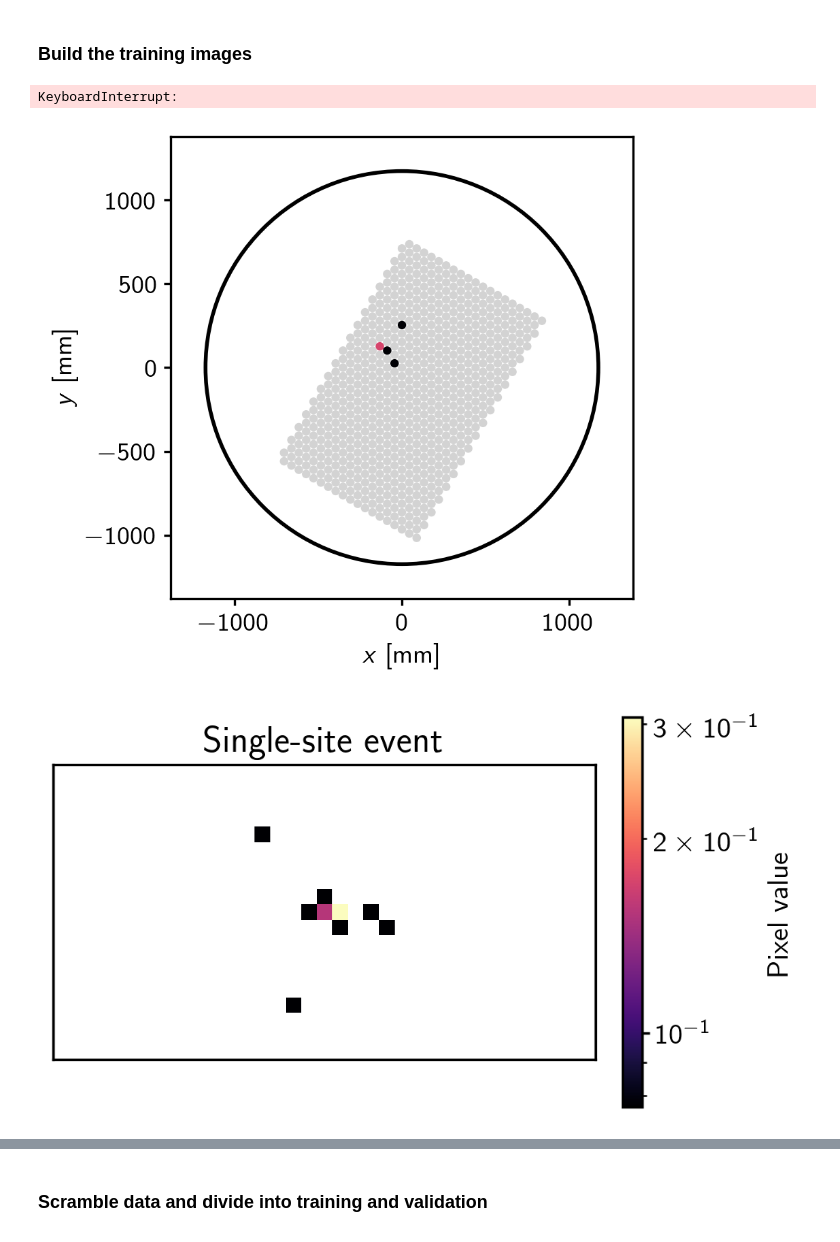
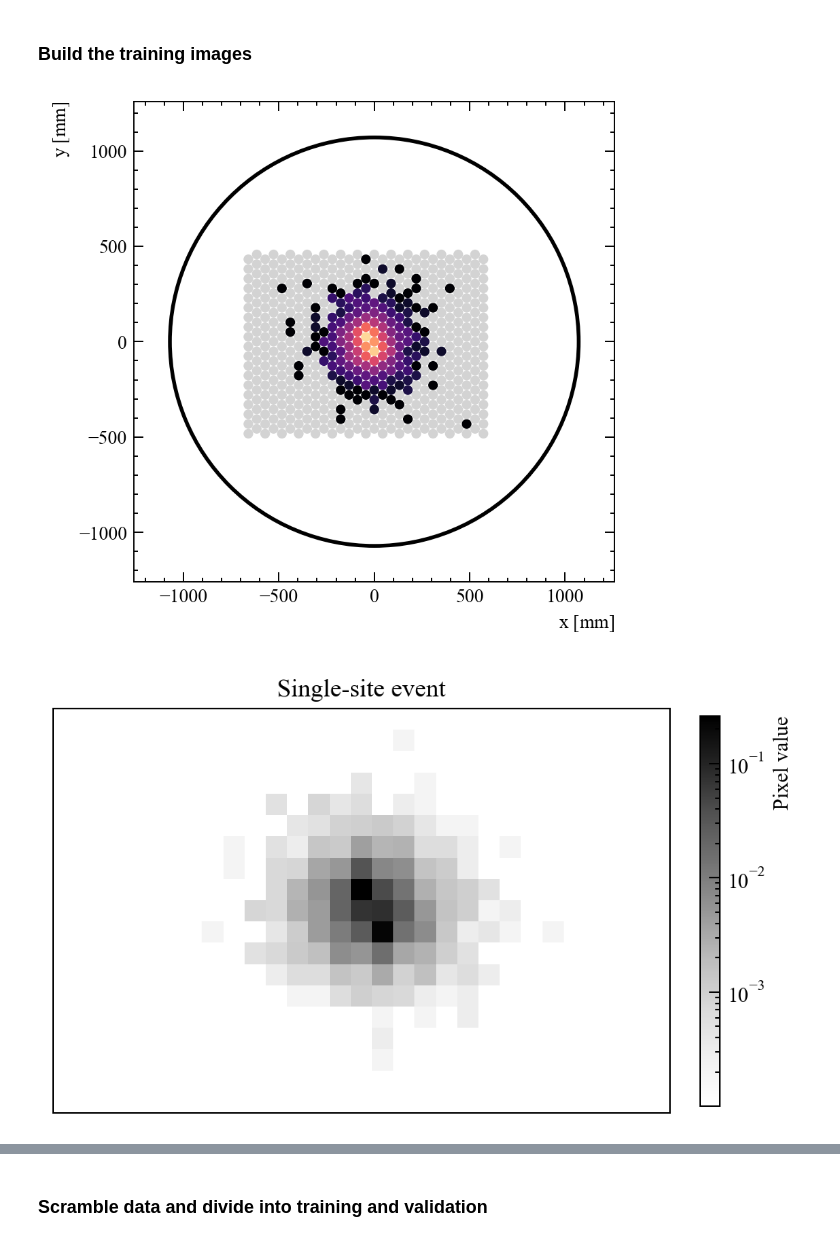
Before and after one commit to clarkehardy/multiscatter-rejection, a Jupyter notebook: ss_ms_cnn.ipynb, the cells around one changed output, grey strips where cells are left out. Drawn from its saved outputs; the diff is of its cells as text; code cells hidden in the pictures.

```diff
--- a/ss_ms_cnn.ipynb
+++ b/ss_ms_cnn.ipynb
@@ -19,9 +22,11 @@ acceptance = 85. # degrees, PMT acceptance angle
 
 radius_pad = 500. # mm, maximum radius at which photons can be collected
 tpc_wall_pad = 400. # mm, buffer to ensure light is not lost to TPC edges
-max_sep = 300. # mm, maximum separation between MS events considered
 
-radius_tpc = max_sep/2. + radius_pad + tpc_wall_pad # mm
+image_width = 2.*radius_pad + 300.
+image_height = 2.*radius_pad
+
+radius_tpc = 150. + radius_pad + tpc_wall_pad # mm
 
 # compute array of PMT positions given the PMT diameter and TPC radius
 pmt_pos_array = get_pmt_positions(0, 0, diam=pmt_diam, max_rad=radius_tpc)
@@ -34,10 +39,15 @@ lrf_params = [lrf_dict['A_fit'], lrf_dict['r0_fit'], lrf_dict['a_fit'], lrf_dict
 ### Choose event sites spread across the central region of the TPC
 #### Case 1: single-site events
 # %%
-num_events = 50_000 # number of training images for each case
-n_photons = 3e1 # number of photons produced in each event *np.ones(num_events)[:, None]
+num_events = 250_000 # number of training images for each case
+n_photons = 4e1 # number of photons produced in each event *np.ones(num_events)[:, None]
 
-site_ss = get_ss_events(num_events, max_sep)
+# max_sep = 300. # mm, maximum separation between MS events considered
+max_sep = 460 - 40*np.round(2*np.log10(n_photons))
+
+# get twice the number of sites needed since some events (such as those in which downward
+# fluctuations causes no photons to be produced) will end up being discarded
+site_ss = get_ss_events(2*num_events, max_sep)
 
 fig, ax = plt.subplots(figsize=(4, 3), layout='constrained')
 ax.scatter(site_ss[:,0], site_ss[:,1], s=0.5)
@@ -51,7 +61,7 @@ fig.savefig('ss_event_sites.png')
 # %% [markdown]
 #### Case 2: multi-site events
 # %%
-site1, site2 = get_ms_events(num_events, max_sep, uniform_separation)
+site1, site2 = get_ms_events(2*num_events, max_sep, uniform_separation)
 
 seps_sampled = np.sqrt(np.sum((site1 - site2)**2, axis=1))
 sep_array = np.linspace(0, max_sep, 1000)
@@ -103,10 +117,5 @@ fig.savefig('hit_pattern_ms.png')
 # %% [markdown]
 ### Build the training images
 # %%
-image_width = max_sep + 2.*radius_pad
-image_height = 2.*radius_pad
-
-images_ms, pmt_indices = images_from_events(det_counts_ms, pmt_pos_array, pmt_diam, image_width, image_height)
-images_ss, pmt_indices_ss = images_from_events(det_counts_ss, pmt_pos_array, pmt_diam, image_width, image_height)
+images_ms, pmt_indices_ms, event_ids_ms = images_from_events_parallel(det_counts_ms, pmt_pos_array, pmt_diam, image_width, image_height, num_images=num_events)
+images_ss, pmt_indices_ss, event_ids_ss = images_from_events_parallel(det_counts_ss, pmt_pos_array, pmt_diam, image_width, image_height, num_images=num_events)
-# %% [output]
-KeyboardInterrupt:
@@ -113,16 +126,17 @@ KeyboardInterrupt:
 # %%
-event_id = 0
+event_id = 4
+ind = event_ids_ms[event_id]
 
-fig, _ = plot_selected_pmts(det_counts_ss, pmt_indices_ss, event_id, pmt_pos_array, pmt_diam, radius_tpc)
+fig, _ = plot_selected_pmts(det_counts_ms, pmt_indices_ms, ind, pmt_pos_array, pmt_diam, radius_tpc)
 fig.savefig('ss_selected_pmts.png')
 
 fig, ax = plt.subplots(figsize=(5, 4), layout='constrained')
-im = ax.imshow(images_ss[event_id].T, origin='lower', norm=mcolors.LogNorm(), cmap='magma')
+im = ax.imshow(images_ms[event_id].T, origin='lower', norm=mcolors.LogNorm(), cmap='Greys')
 fig.colorbar(im, shrink=0.66, label='Pixel value')
 ax.set_xticks([])
 ax.set_yticks([])
 ax.set_title('Single-site event')
 fig.savefig('ss_sample_image.png')
 # %% [output]
-[figure, old version]
+[figure, new version]
-[figure, old version]
+[figure, new version]
```
Also changed, not shown: parts of 19 cells of this notebook, 4 other files.
